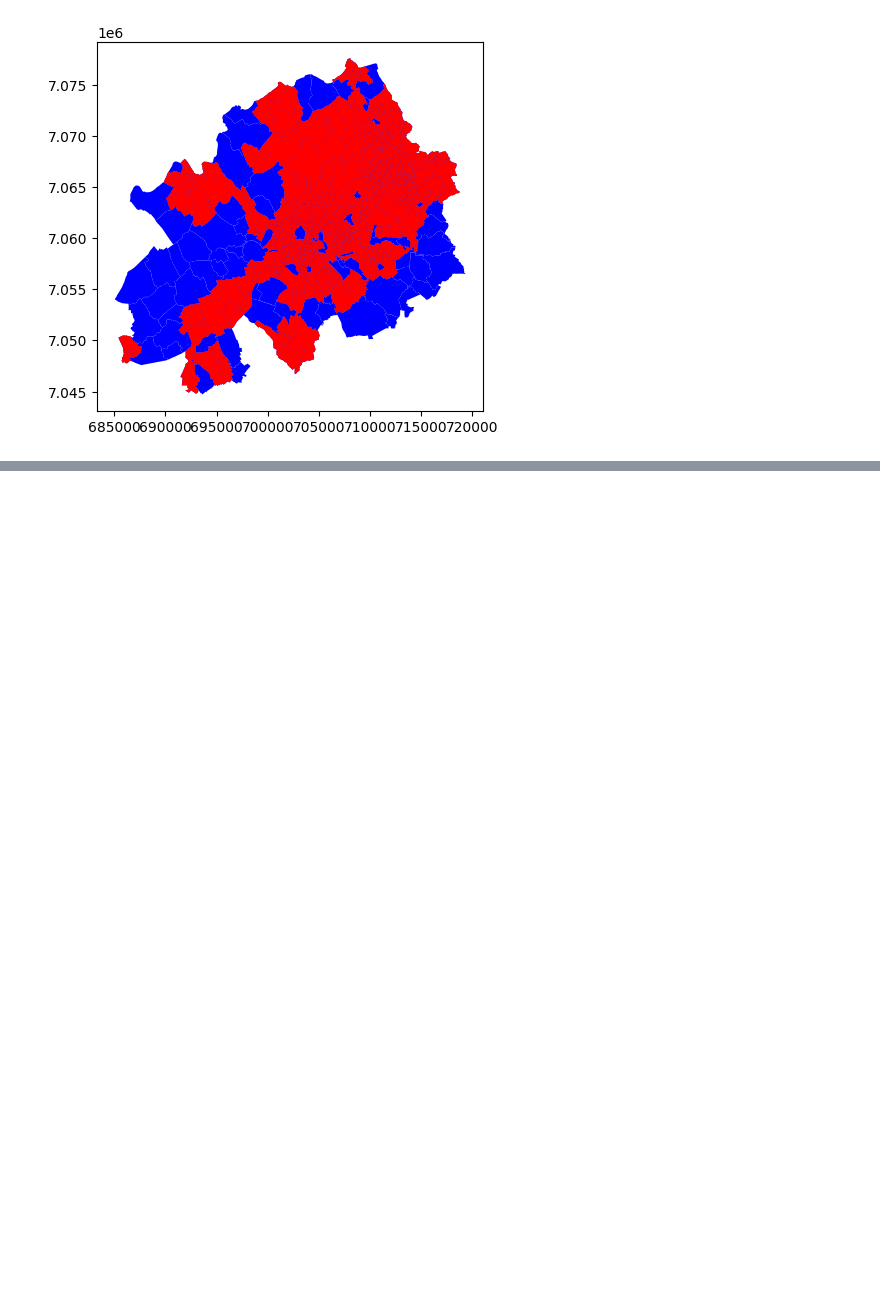
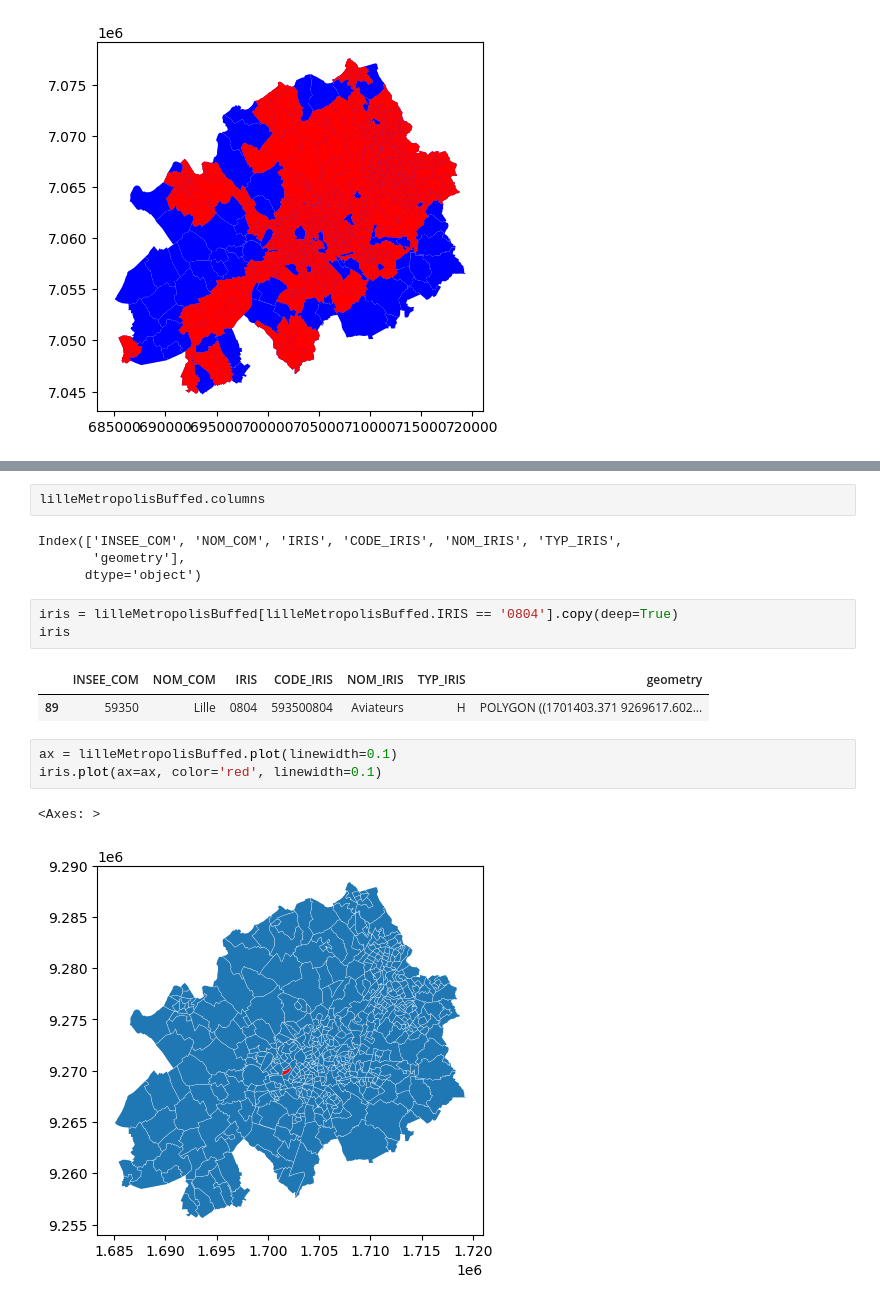
Before and after one commit to nvengeon/DataAnalysis, a Jupyter notebook: project_Nicolas.ipynb, the cells around one changed output, grey strips where cells are left out. Cells and saved outputs as stored; diff of their text form; blank space fills up the shorter version.

```diff
--- a/project_Nicolas.ipynb
+++ b/project_Nicolas.ipynb
@@ -170,0 +287,18 @@ Name: Residential_area, Length: 517, dtype: bool
+# %%
+lilleMetropolisBuffed.columns
+# %% [output]
+Index(['INSEE_COM', 'NOM_COM', 'IRIS', 'CODE_IRIS', 'NOM_IRIS', 'TYP_IRIS',
+       'geometry'],
+      dtype='object')
+# %%
+iris = lilleMetropolisBuffed[lilleMetropolisBuffed.IRIS == '0804'].copy(deep=True)
+iris
+# %% [output]
+|  | INSEE_COM | NOM_COM | IRIS | CODE_IRIS | NOM_IRIS | TYP_IRIS | geometry |
+| 89 | 59350 | Lille | 0804 | 593500804 | Aviateurs | H | POLYGON ((1701403.371 9269617.602... |
+# %%
+ax = lilleMetropolisBuffed.plot(linewidth=0.1)
+iris.plot(ax=ax, color='red', linewidth=0.1)
+# %% [output]
+<Axes: >
+[figure, added]
```
Also changed, not shown: parts of 18 cells of this notebook.
